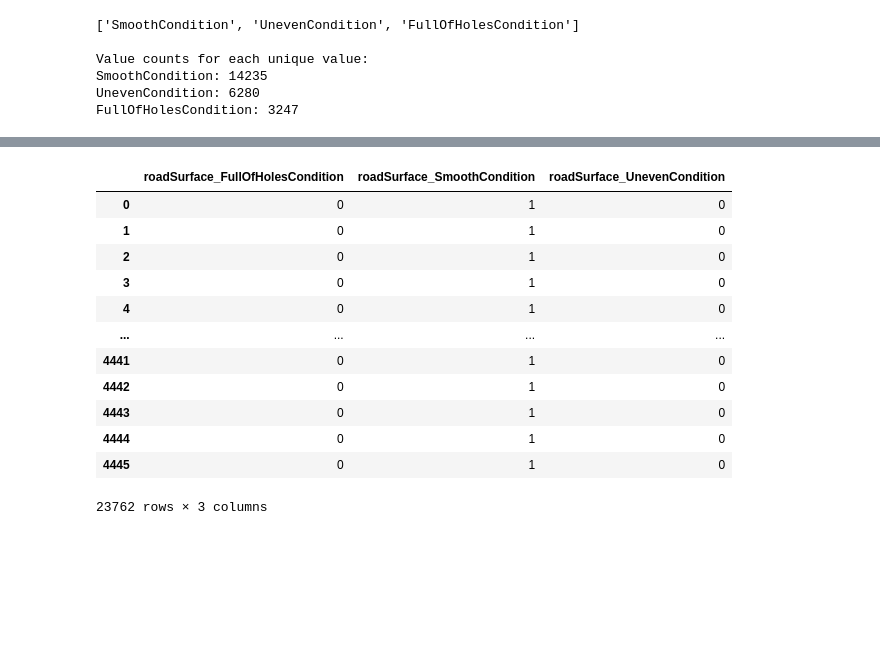
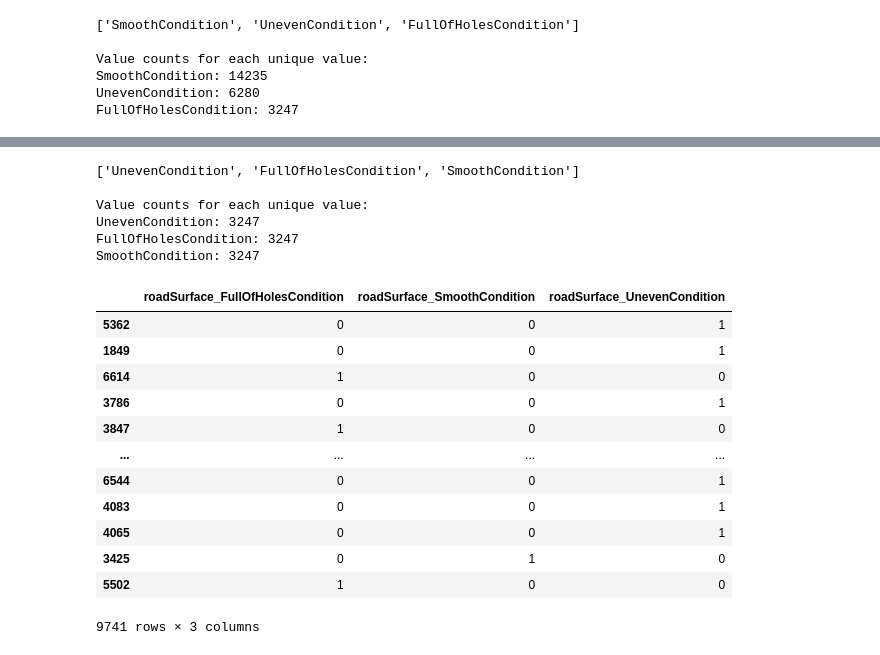
Before and after one commit to benfitzgerald23/ML-Classification-Assignment, a Jupyter notebook: Machine Learning Group Project.ipynb, the cells around one changed output, grey strips where cells are left out. Cells and saved outputs as stored; diff of their text form; code cells hidden in the pictures; blank space fills up the shorter version.

```diff
--- a/Machine Learning Group Project.ipynb
+++ b/Machine Learning Group Project.ipynb
@@ -87,21 +103,60 @@ FullOfHolesCondition: 3247
+# %%
+import pandas as pd
+from sklearn.utils import resample
+
+class_dfs = {}
+classes_to_undersample = ['SmoothCondition', 'UnevenCondition', 'FullOfHolesCondition']
+
+for class_name in classes_to_undersample:
+    class_dfs[class_name] = alldf[alldf['roadSurface'] == class_name]
+
+
+smallest_class_size = min(class_df.shape[0] for class_df in class_dfs.values())
+
+
+undersampled_dfs = {}
+for class_name, class_df in class_dfs.items():
+    undersampled_dfs[class_name] = resample(class_df, n_samples=smallest_class_size, replace=False, random_state=42)
+
+
+undersampled_df = pd.concat(undersampled_dfs.values())
+
+
+undersampled_df = undersampled_df.sample(frac=1, random_state=42)
+# %%
+road_surf_unique_undersampled = list(undersampled_df["roadSurface"].unique())
+
+print(road_surf_unique_undersampled)
+
+print("\nValue counts for each unique value:")
+for value in road_surf_unique_undersampled:
+    count = undersampled_df["roadSurface"].value_counts()[value]
+    print(f"{value}: {count}")
+# %% [output]
+['UnevenCondition', 'FullOfHolesCondition', 'SmoothCondition']
+
+Value counts for each unique value:
+UnevenCondition: 3247
+FullOfHolesCondition: 3247
+SmoothCondition: 3247
 # %%
-one_hot_encoding = pd.get_dummies(alldf[['roadSurface']])
+one_hot_encoding = pd.get_dummies(undersampled_df[['roadSurface']])
 one_hot_encoding = one_hot_encoding.astype(int)
 one_hot_encoding
 # %% [output]
 |  | roadSurface_FullOfHolesCondition | roadSurface_SmoothCondition | roadSurface_UnevenCondition |
-| 0 | 0 | 1 | 0 |
-| 1 | 0 | 1 | 0 |
-| 2 | 0 | 1 | 0 |
-| 3 | 0 | 1 | 0 |
-| 4 | 0 | 1 | 0 |
+| 5362 | 0 | 0 | 1 |
+| 1849 | 0 | 0 | 1 |
+| 6614 | 1 | 0 | 0 |
+| 3786 | 0 | 0 | 1 |
+| 3847 | 1 | 0 | 0 |
 | ... | ... | ... | ... |
-| 4441 | 0 | 1 | 0 |
-| 4442 | 0 | 1 | 0 |
-| 4443 | 0 | 1 | 0 |
-| 4444 | 0 | 1 | 0 |
-| 4445 | 0 | 1 | 0 |
+| 6544 | 0 | 0 | 1 |
+| 4083 | 0 | 0 | 1 |
+| 4065 | 0 | 0 | 1 |
+| 3425 | 0 | 1 | 0 |
+| 5502 | 1 | 0 | 0 |
-23762 rows × 3 columns
+9741 rows × 3 columns
 # %%
 one_hot_encoding['Target']= one_hot_encoding.values.tolist()
 one_hot_encoding
```
Also changed, not shown: parts of 3 cells of this notebook.
